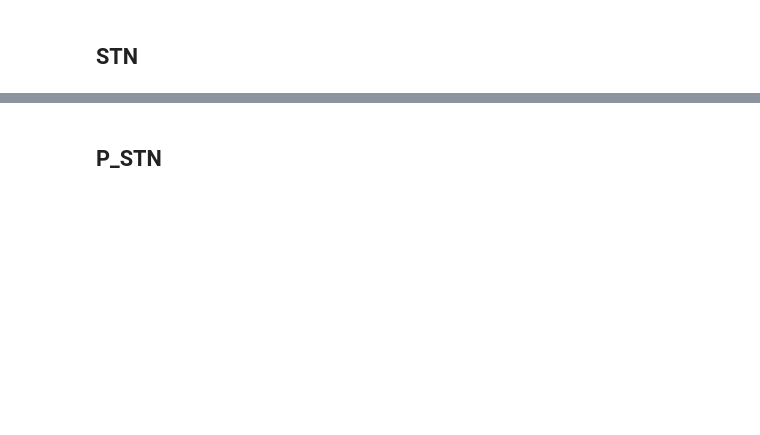
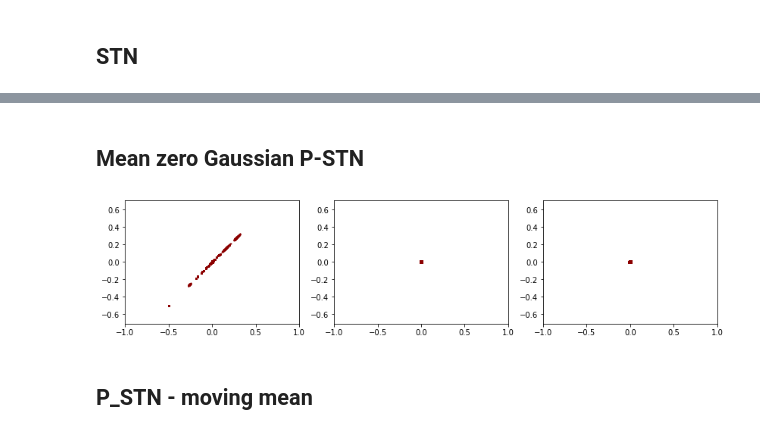
Before and after one commit to FrederikWarburg/pSTN-baselines, a Jupyter notebook: notebooks/25_05_recover_thetas.ipynb, the cells around one changed output, grey strips where cells are left out. Cells and saved outputs as stored; diff of their text form; code cells hidden in the pictures; blank space fills up the shorter version.

```diff
--- a/notebooks/25_05_recover_thetas.ipynb
+++ b/notebooks/25_05_recover_thetas.ipynb
@@ -62,5 +64,21 @@ plot_learned_params(stn_test_mu)
+# %% [markdown]
+## Mean zero Gaussian P-STN
+# %%
+mean_zero_pstn_path= '../theta_stats/d=mnistxkmnist-m=pstn-b=None-n=1-p=2-kl=no_annealing-prior=mean_zero_gaussian-seed=42-sigmaP=0.05-lr=0.1-lrloc=0.01/'
+# %%
+pstn_mean_0_train_0_mu = load_learned_params(mean_zero_pstn_path, 'train_epoch_0_mu.p')
+pstn_mean_0_train_1_mu = load_learned_params(mean_zero_pstn_path, 'train_epoch_1_mu.p')
+pstn_mean_0_train_5_mu = load_learned_params(mean_zero_pstn_path, 'train_epoch_5_mu.p')
+pstn_mean_0_train_10_mu = load_learned_params(mean_zero_pstn_path, 'train_epoch_10_mu.p')
+pstn_mean_0_train_14_mu = load_learned_params(mean_zero_pstn_path, 'train_epoch_14_mu.p')
+pstn_mean_0_test_mu = load_learned_params(mean_zero_pstn_path, 'test_mu.p')
+# %%
+pstn_mean_0_plot_list = [pstn_mean_0_train_0_mu, pstn_mean_0_train_1_mu, pstn_mean_0_train_5_mu]
+plot_params_over_time(pstn_mean_0_plot_list, c='darkred')
+# %% [output]
+[figure, added]
 # %% [markdown]
-## P_STN
+## P_STN - moving mean
 # %%
 pstn_path = '../theta_stats/d=mnistxkmnist-m=pstn-b=None-n=1-p=2-kl=no_annealing-seed=42-sigmaP=0.05-lr=0.1-lrloc=0.01/'
 # %%
```
Also changed, not shown: parts of 21 cells of this notebook, 4 other files.
